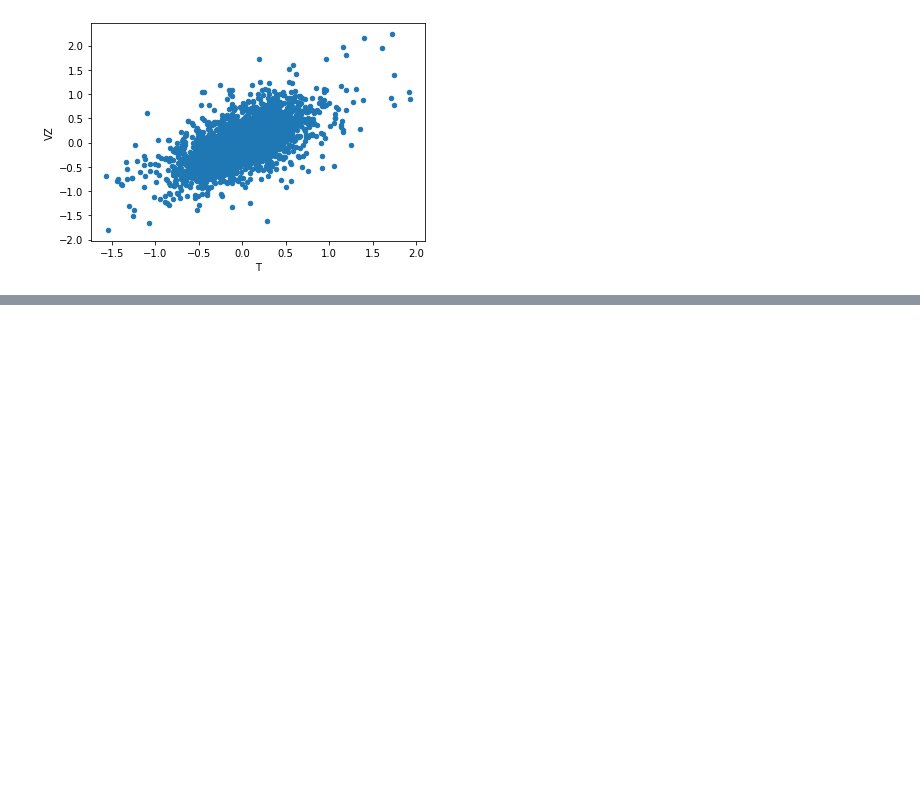
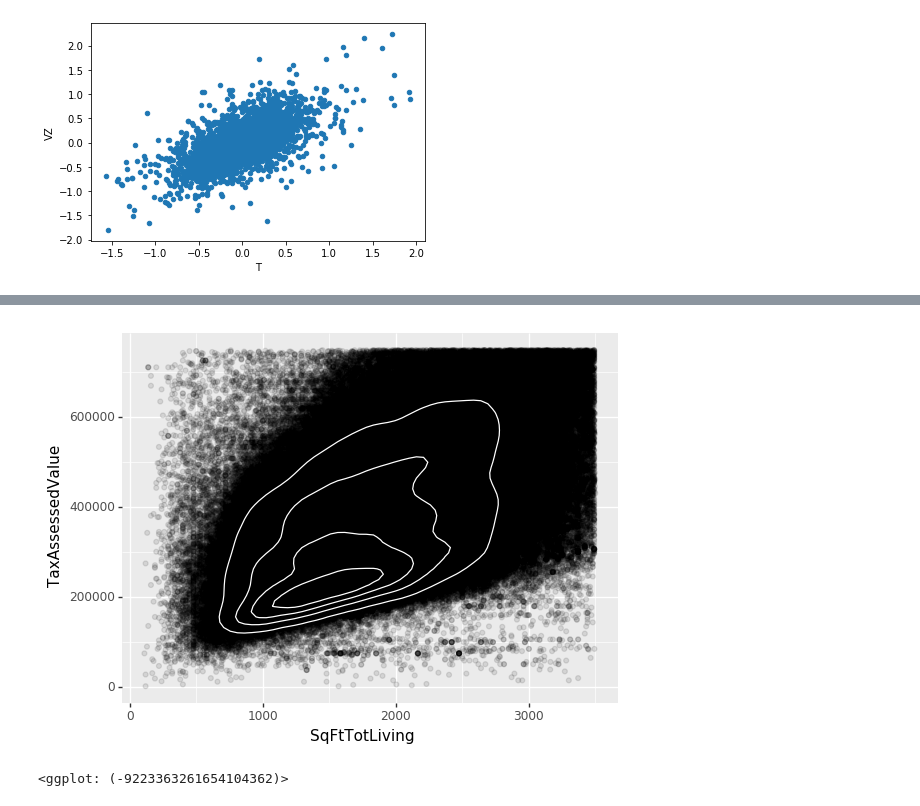
Before and after one commit to pickmoment/moondata, a Jupyter notebook: Statistics for data scientists.ipynb, the cells around one changed output, grey strips where cells are left out. Cells and saved outputs as stored; diff of their text form; code cells hidden in the pictures; blank space fills up the shorter version.

```diff
--- a/Statistics for data scientists.ipynb
+++ b/Statistics for data scientists.ipynb
@@ -206,0 +227,8 @@ df_sp500[['T', 'VZ']].plot.scatter(x='T', y='VZ');
+# %%
+# 등고선 도표
+(pn.ggplot(kc_tax0, pn.aes('SqFtTotLiving', 'TaxAssessedValue'))
+ + pn.geom_point(alpha=0.1)
+ + pn.geom_density_2d(colour='white'))
+# %% [output]
+[figure, added]
+<ggplot: (-9223363261654104362)>
```
Also changed, not shown: parts of 6 cells of this notebook, 2 other files.
